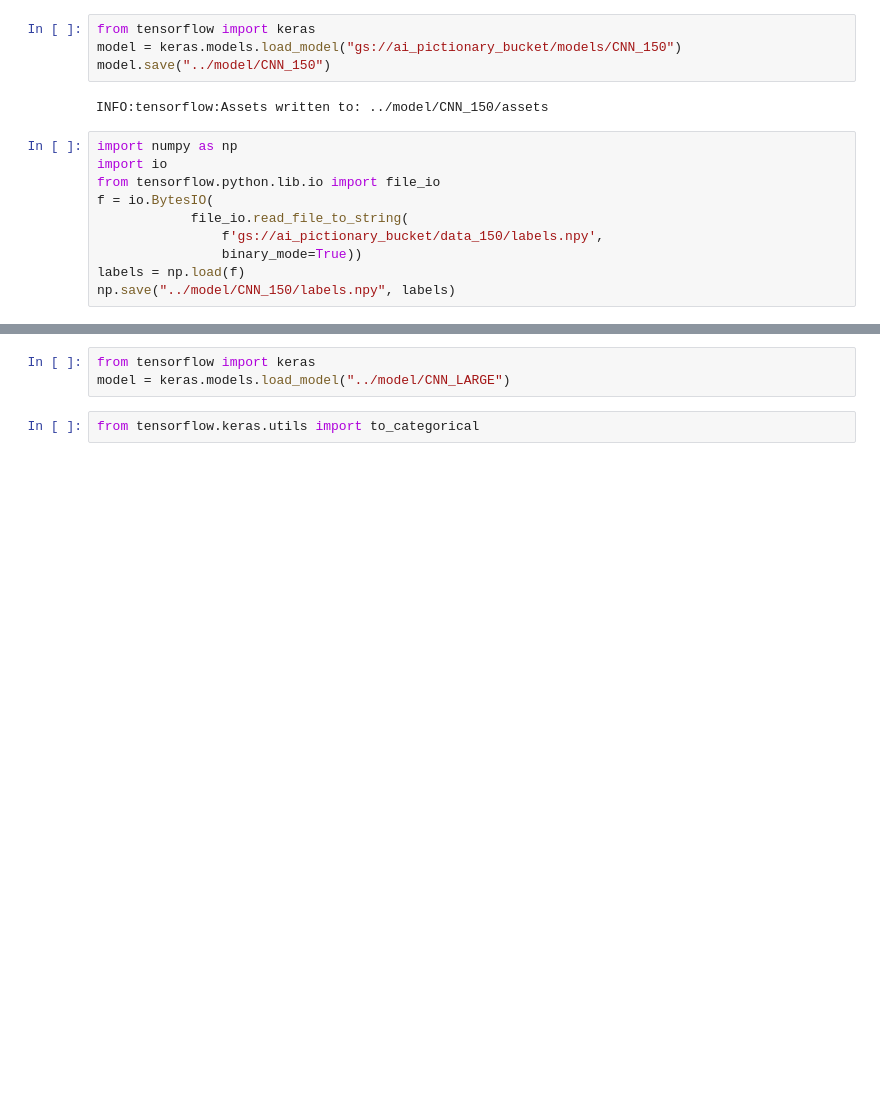
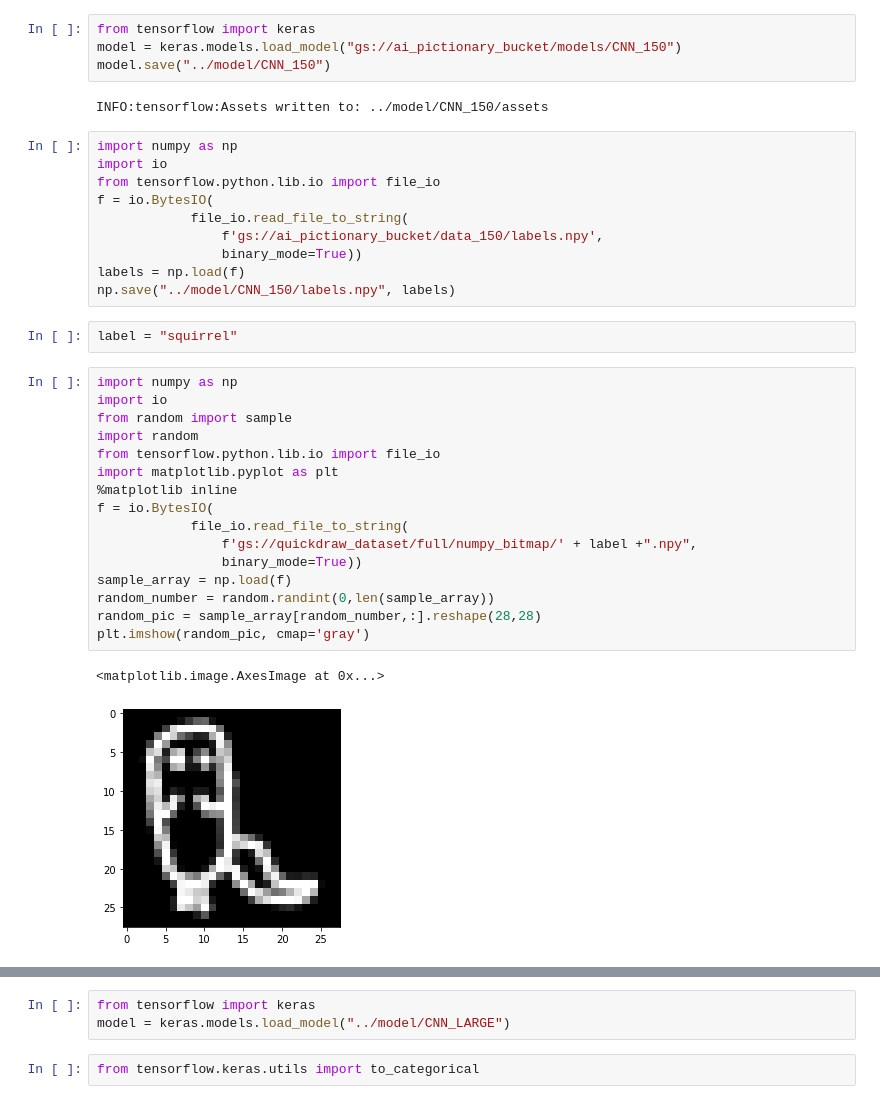
Before and after one commit to a-mger/ai_pictionary, a Jupyter notebook: notebooks/test_predicton_evaluation.ipynb, the cells around one changed output, grey strips where cells are left out. Cells and saved outputs as stored; diff of their text form; blank space fills up the shorter version.

```diff
--- a/notebooks/test_predicton_evaluation.ipynb
+++ b/notebooks/test_predicton_evaluation.ipynb
@@ -14,3 +14,24 @@ f = io.BytesIO(
                 binary_mode=True))
 labels = np.load(f)
 np.save("../model/CNN_150/labels.npy", labels)
+# %%
+label = "squirrel"
+# %%
+import numpy as np
+import io
+from random import sample
+import random
+from tensorflow.python.lib.io import file_io
+import matplotlib.pyplot as plt
+%matplotlib inline
+f = io.BytesIO(
+            file_io.read_file_to_string(
+                f'gs://quickdraw_dataset/full/numpy_bitmap/' + label +".npy",
+                binary_mode=True))
+sample_array = np.load(f)
+random_number = random.randint(0,len(sample_array))
+random_pic = sample_array[random_number,:].reshape(28,28)
+plt.imshow(random_pic, cmap='gray')
+# %% [output]
+<matplotlib.image.AxesImage at 0x...>
+[figure, added]
```
Also changed, not shown: parts of 2 cells of this notebook, 1 other file.
